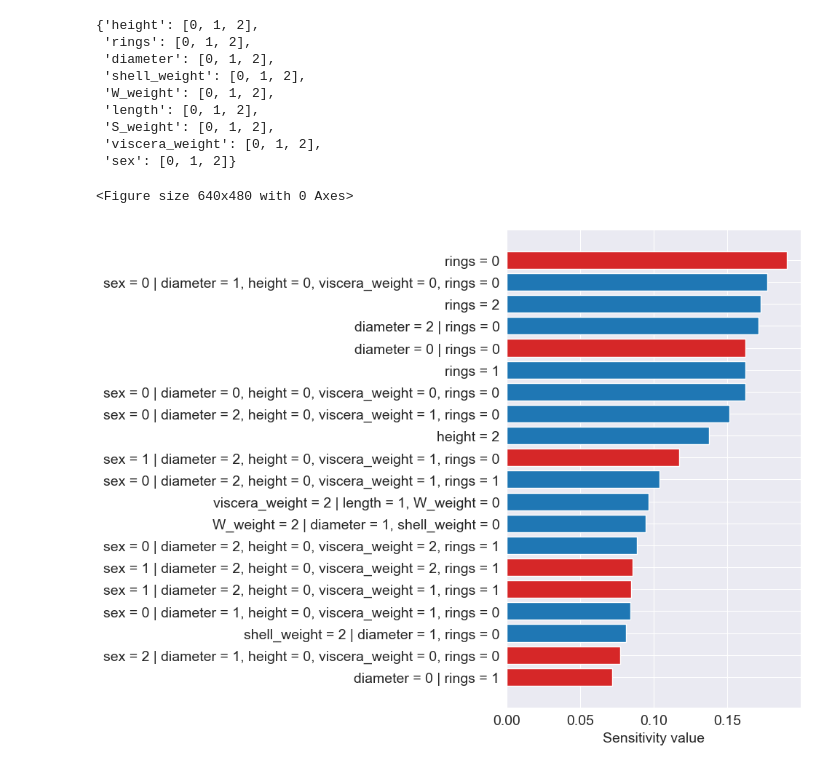
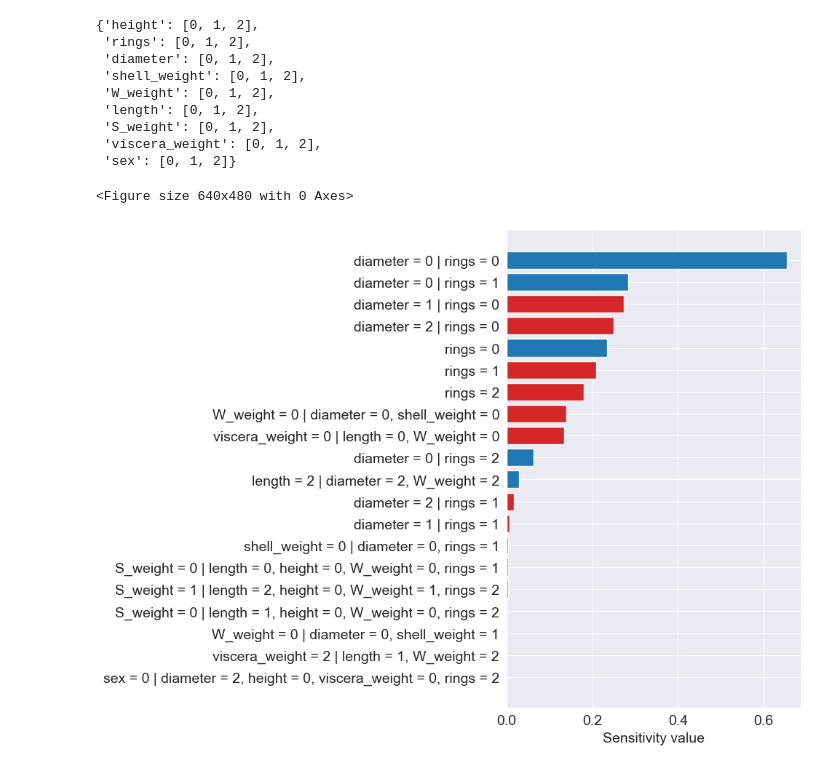
Before and after one commit to dmitry-grigorev/GIEBN, a Jupyter notebook: experiments/pgmpy_yodo_exps/Experiments5.ipynb, the cells around one changed output. Saved outputs shown, nothing was run; the diff lists cells and outputs as text; code cells hidden in the pictures.

Commit message:
Small changes in yodo experiments

```diff
--- a/experiments/pgmpy_yodo_exps/Experiments5.ipynb
+++ b/experiments/pgmpy_yodo_exps/Experiments5.ipynb
@@ -198,9 +154,9 @@ import yodo.yodo
 import matplotlib.pyplot as plt
 # %%
 plt.figure()
-yodo.plot(pgmpy_bn, probability={'sex': 0}, nbars=20)
+yodo.plot(pgmpy_bn, probability={'diameter': 0}, nbars=20)
 # %% [output]
 <Figure size 640x480 with 0 Axes>
-[figure, old version]
+[figure, new version]
 # %%
 plt.figure()
```
Also changed, not shown: parts of 9 cells of this notebook.
